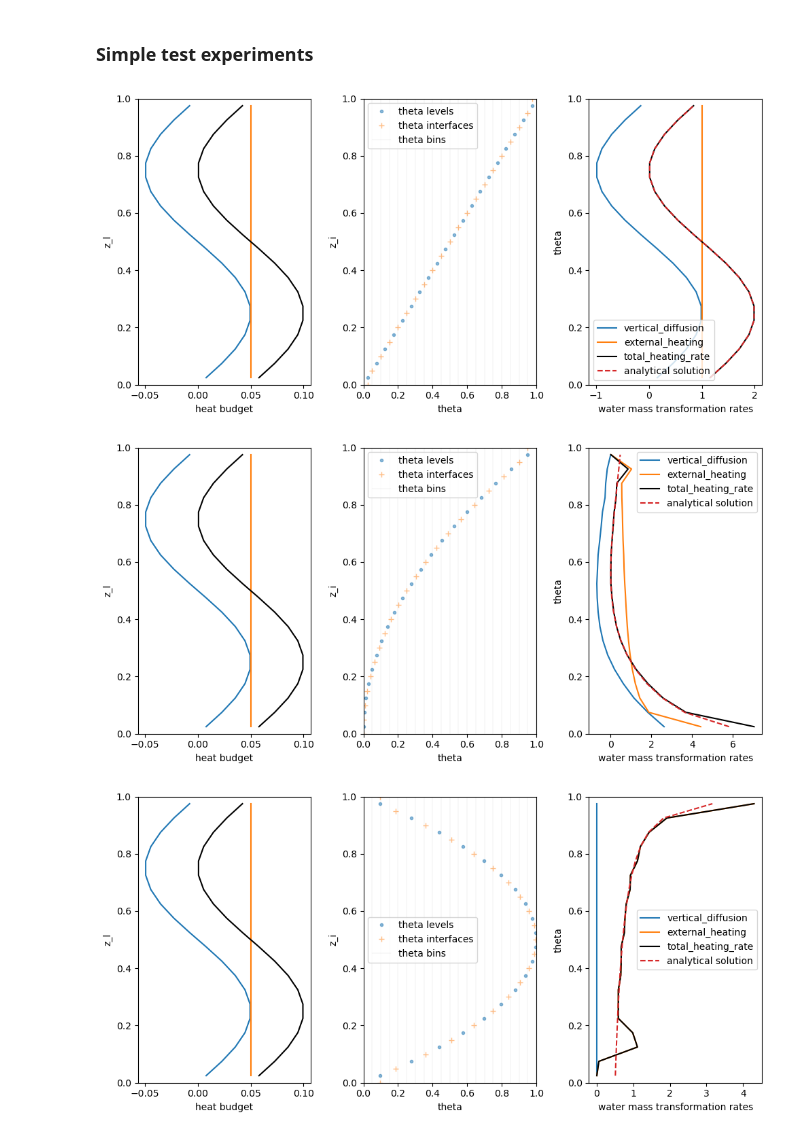
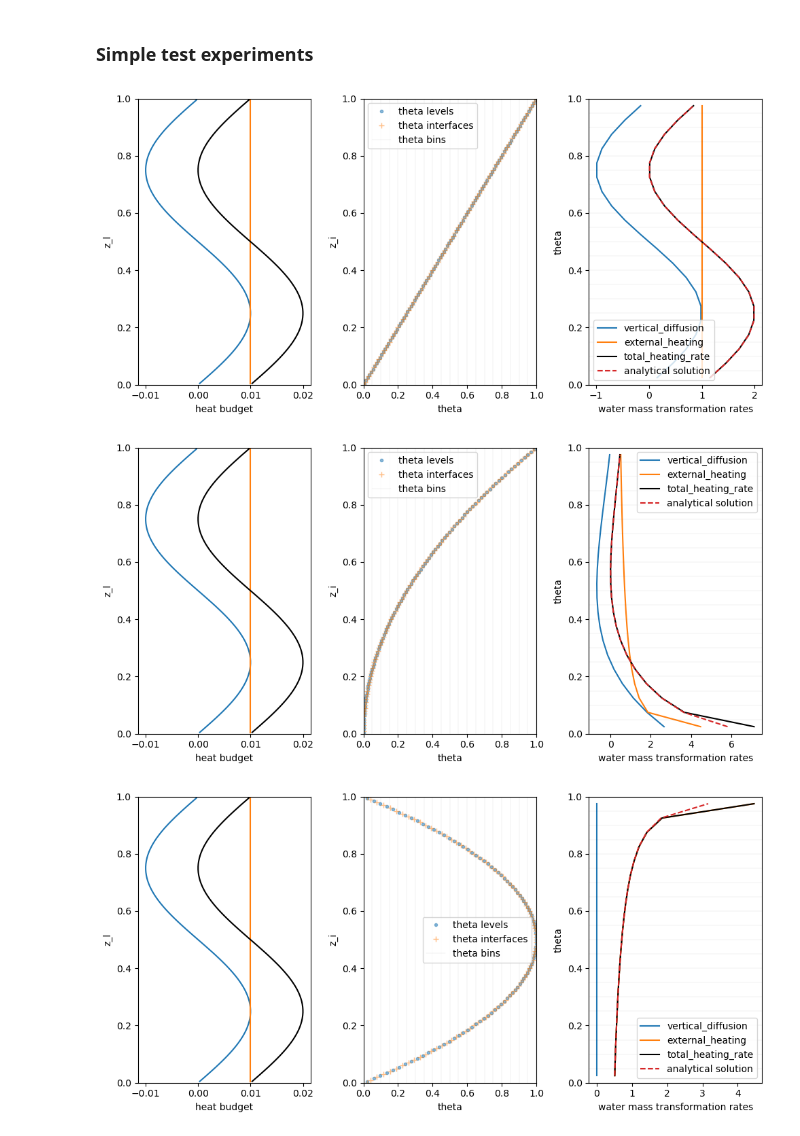
Before and after one commit to NOAA-GFDL/xwmt, a Jupyter notebook: notebooks/testing_examples.ipynb, the cells around one changed output. Drawn from its saved outputs; the diff is of its cells as text; code cells hidden in the pictures.

```diff
--- a/notebooks/testing_examples.ipynb
+++ b/notebooks/testing_examples.ipynb
@@ -17,8 +17,8 @@ import matplotlib.pyplot as plt
 def idealized_diffusion(z):
     return np.sin(2*np.pi*z)
 
-dz = 5.e-2
-dlam = dz
+dz = 1.e-2
+dlam = 5.e-2
 bins = np.arange(0., 1.+dlam, dlam)
 # %%
 def lam_constant_stratification(z):
@@ -101,6 +101,8 @@ for wmt in budget_dict['heat']['rhs'].values():
     wmts[wmt].plot(y="theta", label=wmt)
 for wmt in budget_dict['heat']['lhs'].values():
     wmts[wmt].plot(y="theta", label=wmt, color="k")
+for b in bins:
+    plt.axhline(b, color='k', alpha=0.15, lw=0.25)
 plt.ylim(0, 1)
 
 lam = wmts[wmt].theta
@@ -111,7 +113,7 @@ plt.ylim(0, 1)
 plt.xlabel("water mass transformation rates")
 plt.tight_layout()
 # %% [output]
-[figure, old version]
+[figure, new version]
 # %%
 def lam_variable_stratification(z):
     return z**2
@@ -193,6 +195,8 @@ for wmt in budget_dict['heat']['rhs'].values():
     wmts[wmt].plot(y="theta", label=wmt)
 for wmt in budget_dict['heat']['lhs'].values():
     wmts[wmt].plot(y="theta", label=wmt, color="k")
+for b in bins:
+    plt.axhline(b, color='k', alpha=0.15, lw=0.25)
 plt.ylim(0, 1)
 
 lam = wmts[wmt].theta
@@ -203,7 +207,7 @@ plt.ylim(0, 1)
 plt.xlabel("water mass transformation rates")
 plt.tight_layout()
 # %% [output]
-[figure, old version]
+[figure, new version]
 # %%
 def lam_nonmonotic_stratification(z):
     return 1 - (2*z - 1)**2
@@ -269,31 +273,34 @@ lam = ds['theta']
 lam.plot(y="z_l", linewidth=0., alpha=0.5, marker=".", label="theta levels")
 lam_i = (
     grid.interp(lam, "Z", boundary="extend")
     .chunk({grid.axes['Z'].coords['outer']: -1})
     .rename(lam.name)
 )
 lam_i.plot(y="z_i", marker="+", linewidth=0., alpha=0.5, label="theta interfaces")
 for b in bins:
     plt.axvline(b, color='k', alpha=0.15, lw=0.25)
 plt.axvline(np.nan, color='k', alpha=0.15, lw=0.25, label="theta bins")
 plt.ylim(0, 1)
 plt.xlim(0, 1)
 plt.title("")
 plt.legend()
 
 plt.subplot(1,3,3)
 for wmt in budget_dict['heat']['rhs'].values():
     wmts[wmt].plot(y="theta", label=wmt)
 for wmt in budget_dict['heat']['lhs'].values():
     wmts[wmt].plot(y="theta", label=wmt, color="k")
+for b in bins:
+    plt.axhline(b, color='k', alpha=0.15, lw=0.25)
 plt.ylim(0, 1)
+
 
 lam = wmts[wmt].theta
 exact_solution(lam).plot(y="theta", color="C3", ls="--", label="analytical solution")
 
 plt.legend()
 plt.ylim(0, 1)
 plt.xlabel("water mass transformation rates")
 plt.tight_layout()
 # %% [output]
-[figure, old version]
+[figure, new version]
```
